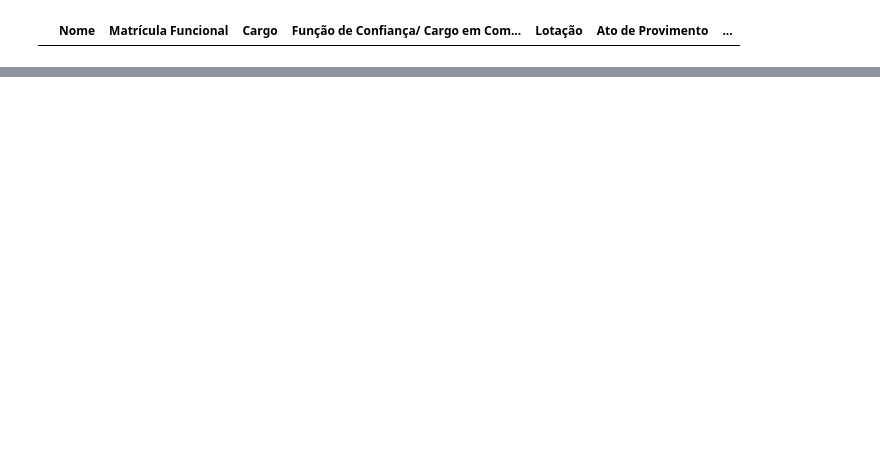
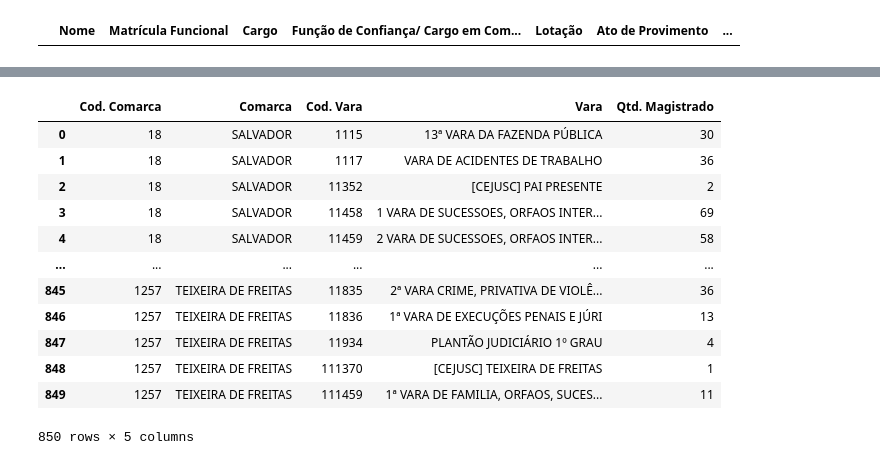
Before and after one commit to houstonsantos/max-jud-tjba, a Jupyter notebook: src/model_tcc/model.ipynb, the cells around one changed output, grey strips where cells are left out. Cells and saved outputs as stored; diff of their text form; code cells hidden in the pictures; blank space fills up the shorter version.

```diff
--- a/src/model_tcc/model.ipynb
+++ b/src/model_tcc/model.ipynb
@@ -420,0 +446,27 @@ df_tjba.loc[df_tjba['vm_magistrado'] == 'ADIANE JAQUELINE NEVES DA SILVA', ['vm_
+# %%
+# Gerando df com informação de magistrados por Vara
+df_vara = (
+    df_tjba_fil.groupby(['vm_cod_comarca', 'vm_comarca', 'vm_cod_vara', 'vm_vara'])['vm_magistrado']
+    .nunique().reset_index(name='Qtd. Magistrado')
+).rename(columns={
+    'vm_cod_comarca': 'Cod. Comarca',
+    'vm_comarca': 'Comarca',
+    'vm_cod_vara': 'Cod. Vara',
+    'vm_vara': 'Vara'
+})
+
+df_vara
+# %% [output]
+|  | Cod. Comarca | Comarca | Cod. Vara | Vara | Qtd. Magistrado |
+| 0 | 18 | SALVADOR | 1115 | 13ª VARA DA FAZENDA PÚBLICA | 30 |
+| 1 | 18 | SALVADOR | 1117 | VARA DE ACIDENTES DE TRABALHO | 36 |
+| 2 | 18 | SALVADOR | 11352 | [CEJUSC] PAI PRESENTE | 2 |
+| 3 | 18 | SALVADOR | 11458 | 1 VARA DE SUCESSOES, ORFAOS INTER... | 69 |
+| 4 | 18 | SALVADOR | 11459 | 2 VARA DE SUCESSOES, ORFAOS INTER... | 58 |
+| ... | ... | ... | ... | ... | ... |
+| 845 | 1257 | TEIXEIRA DE FREITAS | 11835 | 2ª VARA CRIME, PRIVATIVA DE VIOLÊ... | 36 |
+| 846 | 1257 | TEIXEIRA DE FREITAS | 11836 | 1ª VARA DE EXECUÇÕES PENAIS E JÚRI | 13 |
+| 847 | 1257 | TEIXEIRA DE FREITAS | 11934 | PLANTÃO JUDICIÁRIO 1º GRAU | 4 |
+| 848 | 1257 | TEIXEIRA DE FREITAS | 111370 | [CEJUSC] TEIXEIRA DE FREITAS | 1 |
+| 849 | 1257 | TEIXEIRA DE FREITAS | 111459 | 1ª VARA DE FAMILIA, ORFAOS, SUCES... | 11 |
+850 rows × 5 columns
```
Also changed, not shown: parts of 48 cells of this notebook, 6 other files.
